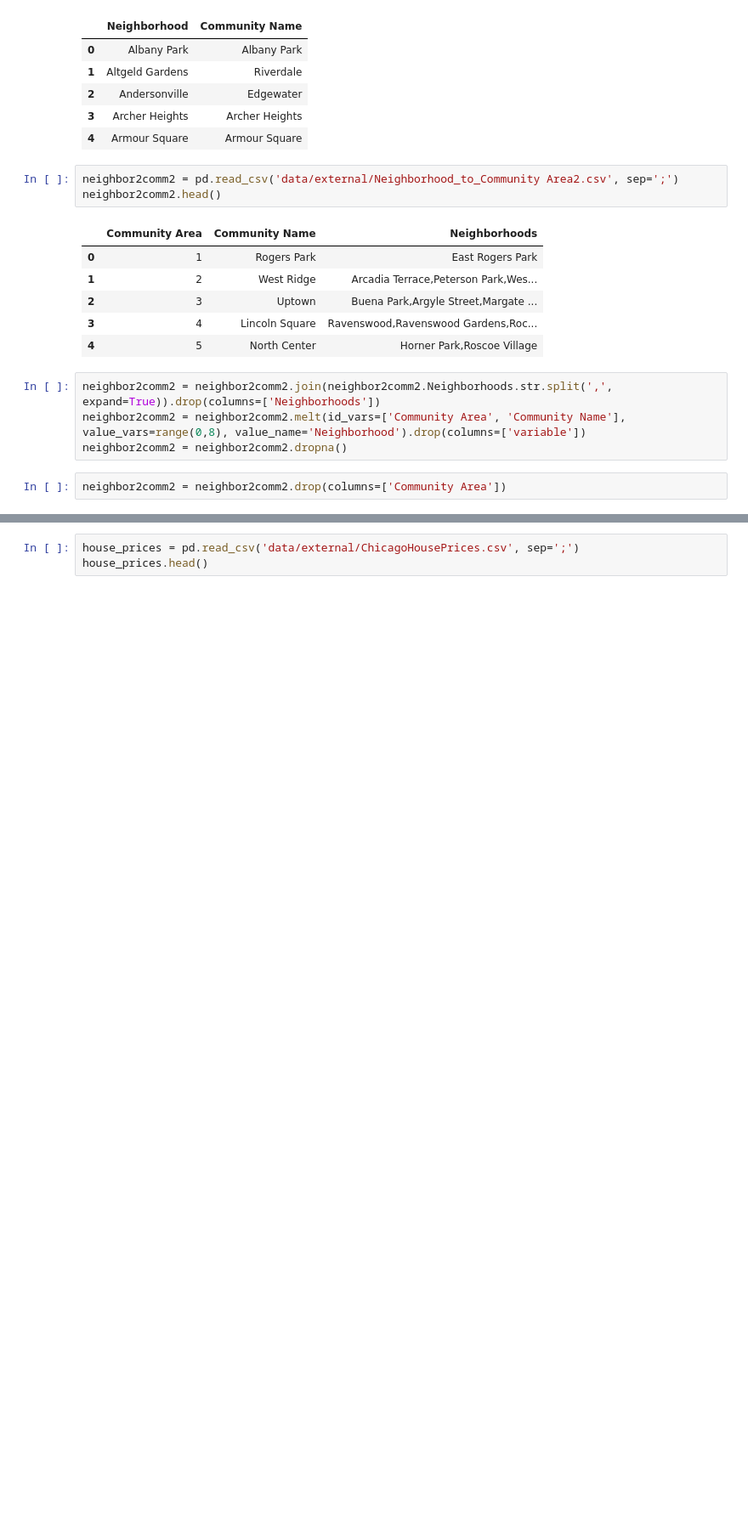
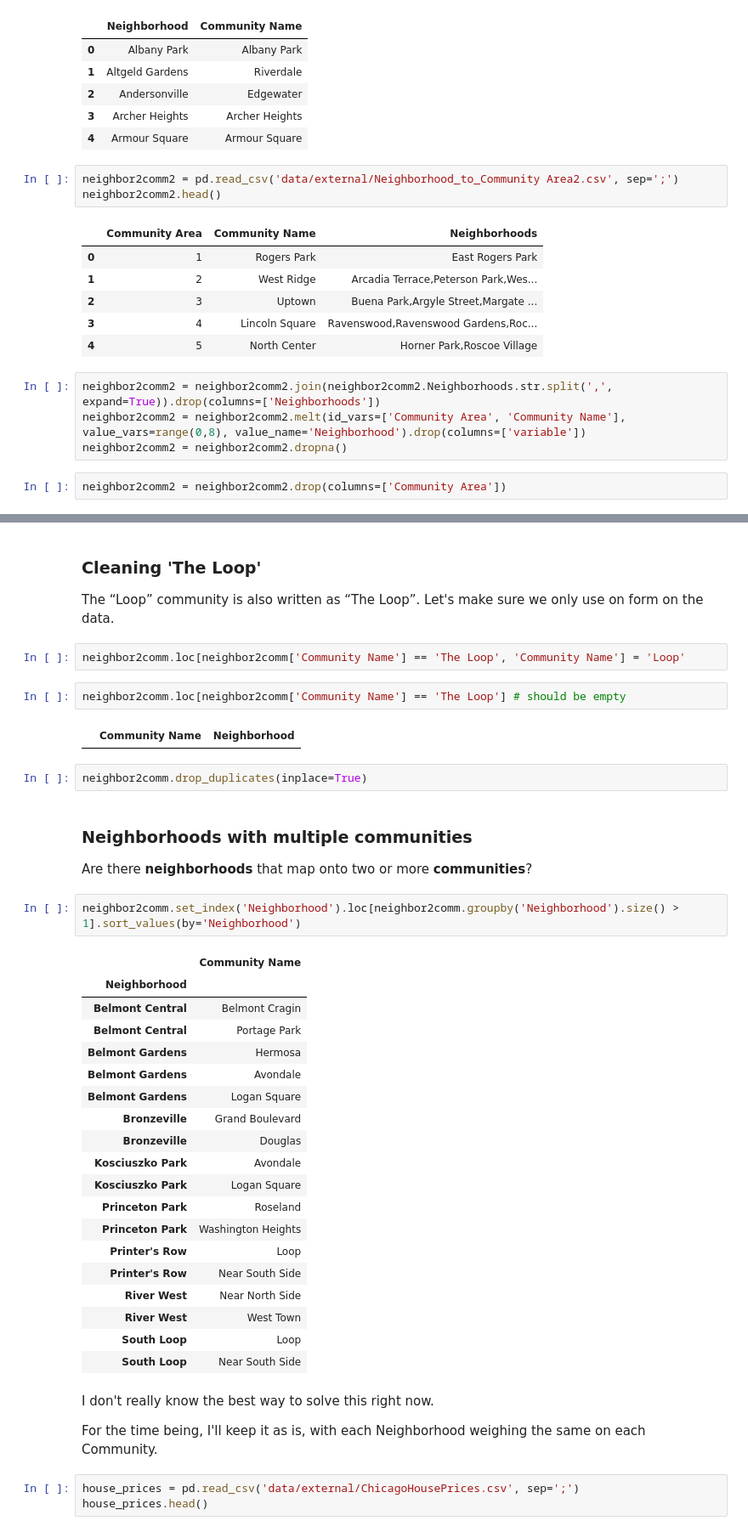
Before and after one commit to vbernardes/chicago-crime-dataviz, a Jupyter notebook: Process External Data.ipynb, the cells around one changed output, grey strips where cells are left out. Shown at 85% size. Drawn from its saved outputs; the diff is of its cells as text; blank space fills up the shorter version.

Commit message:
Add cleaning and minor variable changes

```diff
--- a/Process External Data.ipynb
+++ b/Process External Data.ipynb
@@ -207,3 +206,45 @@ neighbor2comm.head()
+# %% [markdown]
+### Cleaning 'The Loop'
+
+The “Loop” community is also written as “The Loop”. Let's make sure we only use on form on the data.
+# %%
+neighbor2comm.loc[neighbor2comm['Community Name'] == 'The Loop', 'Community Name'] = 'Loop'
+# %%
+neighbor2comm.loc[neighbor2comm['Community Name'] == 'The Loop'] # should be empty
+# %% [output]
+|  | Community Name | Neighborhood |
+# %%
+neighbor2comm.drop_duplicates(inplace=True)
+# %% [markdown]
+### Neighborhoods with multiple communities
+
+Are there **neighborhoods** that map onto two or more **communities**?
+# %%
+neighbor2comm.set_index('Neighborhood').loc[neighbor2comm.groupby('Neighborhood').size() > 1].sort_values(by='Neighborhood')
+# %% [output]
+|  | Community Name |
+| Neighborhood |  |
+| Belmont Central | Belmont Cragin |
+| Belmont Central | Portage Park |
+| Belmont Gardens | Hermosa |
+| Belmont Gardens | Avondale |
+| Belmont Gardens | Logan Square |
+| Bronzeville | Grand Boulevard |
+| Bronzeville | Douglas |
+| Kosciuszko Park | Avondale |
+| Kosciuszko Park | Logan Square |
+| Princeton Park | Roseland |
+| Princeton Park | Washington Heights |
+| Printer's Row | Loop |
+| Printer's Row | Near South Side |
+| River West | Near North Side |
+| River West | West Town |
+| South Loop | Loop |
+| South Loop | Near South Side |
+# %% [markdown]
+I don't really know the best way to solve this right now.
+
+For the time being, I'll keep it as is, with each Neighborhood weighing the same on each Community.
 # %%
 house_prices = pd.read_csv('data/external/ChicagoHousePrices.csv', sep=';')
 house_prices.head()
```
Also changed, not shown: parts of 12 cells of this notebook.
